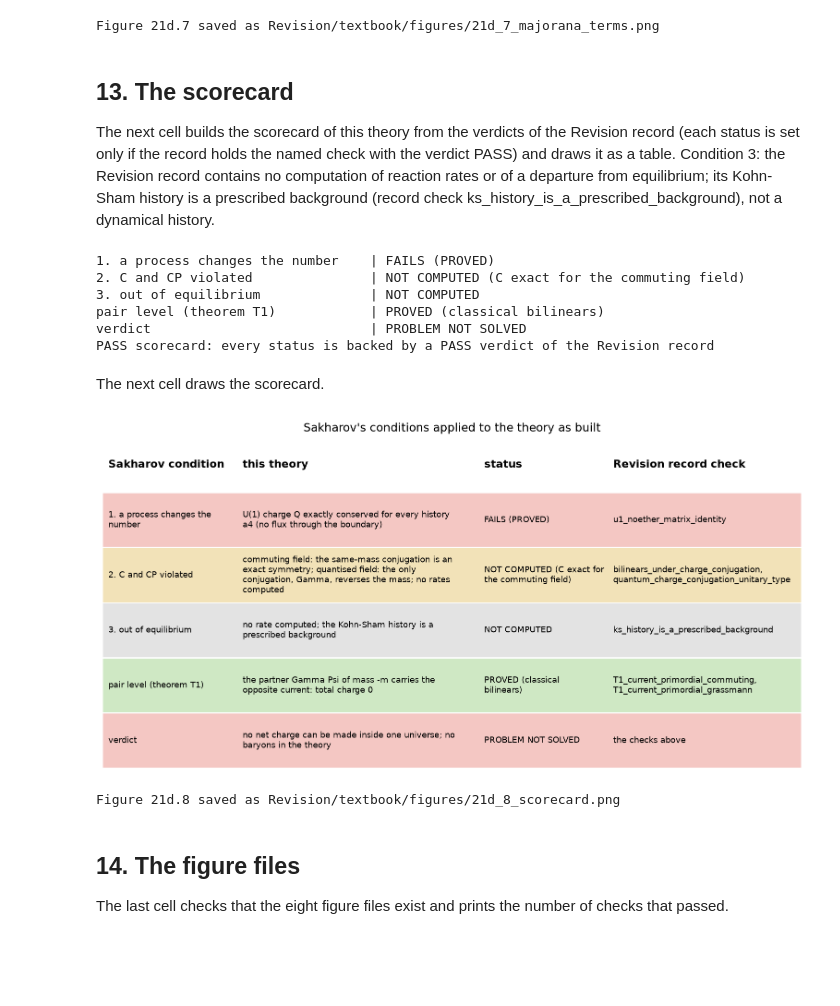
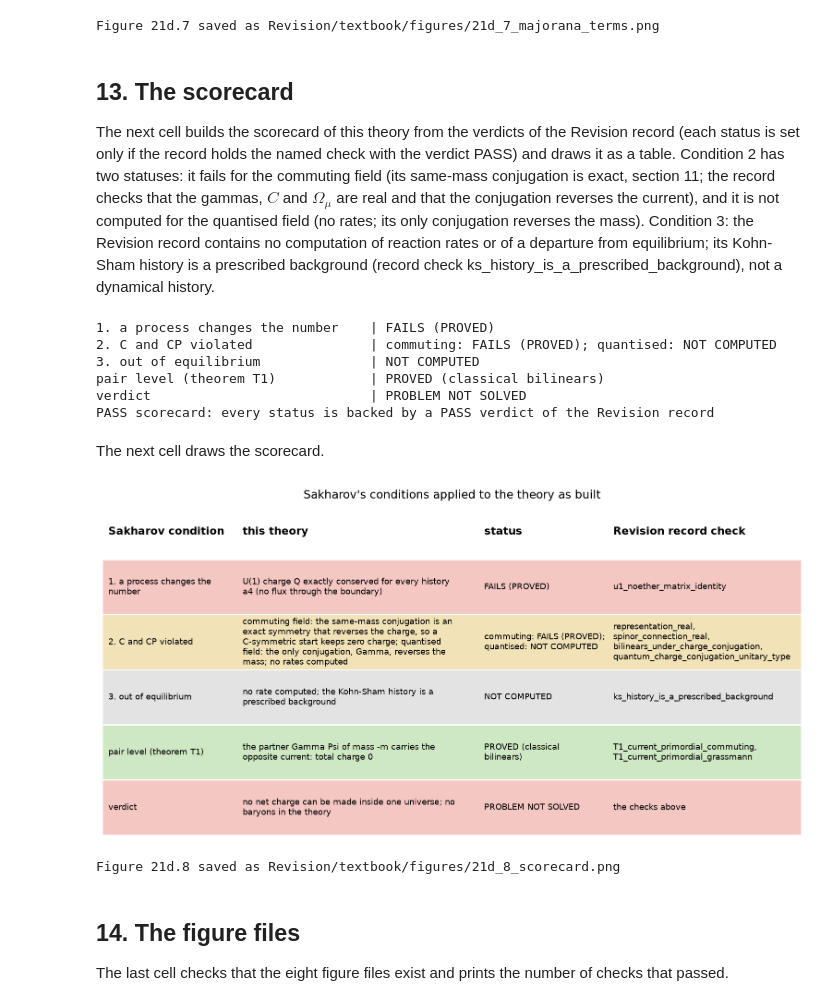
Before and after one commit to once-ere/Dirac_claude, a Jupyter notebook: Revision/textbook/notebooks/21d_sakharov_scorecard.ipynb, the cells around one changed output. Drawn from its saved outputs; the diff is of its cells as text; code cells hidden in the pictures; blank space fills up the shorter version.

```diff
--- a/Revision/textbook/notebooks/21d_sakharov_scorecard.ipynb
+++ b/Revision/textbook/notebooks/21d_sakharov_scorecard.ipynb
@@ -745,6 +745,8 @@ KS_FILE = "Revision/field_equations_a4/reports/ks-source-conditions.json"
 LEAD, PAIR = load_checks(LEAD_FILE), load_checks(PAIR_FILE)
 ALGEBRA, KS = load_checks(ALGEBRA_FILE), load_checks(KS_FILE)
 USED = [(LEAD_FILE, LEAD, "u1_noether_matrix_identity"),
+        (LEAD_FILE, LEAD, "representation_real"),
+        (LEAD_FILE, LEAD, "spinor_connection_real"),
         (LEAD_FILE, LEAD, "bilinears_under_charge_conjugation"),
         (LEAD_FILE, LEAD, "quantum_charge_conjugation_unitary_type"),
         (PAIR_FILE, PAIR, "T1_current_primordial_commuting"),
@@ -1486,9 +1495,13 @@ Figure 21d.7 saved as Revision/textbook/figures/21d_7_majorana_terms.png
 
 The next cell builds the scorecard of this theory from the verdicts of the
 Revision record (each status is set only if the record holds the named check
-with the verdict PASS) and draws it as a table. Condition 3: the Revision record
-contains no computation of reaction rates or of a departure from equilibrium; its
-Kohn-Sham history is a prescribed background (record check
+with the verdict PASS) and draws it as a table. Condition 2 has two statuses: it
+fails for the commuting field (its same-mass conjugation is exact, section 11;
+the record checks that the gammas, $C$ and $\Omega_\mu$ are real and that the
+conjugation reverses the current), and it is not computed for the quantised field
+(no rates; its only conjugation reverses the mass). Condition 3: the Revision
+record contains no computation of reaction rates or of a departure from
+equilibrium; its Kohn-Sham history is a prescribed background (record check
 ks_history_is_a_prescribed_background), not a dynamical history.
 # %%
 def status(passed, text):
@@ -1503,11 +1516,15 @@ ROWS = [
      status(LEAD["u1_noether_matrix_identity"] == "PASS", "FAILS (PROVED)"),
      "u1_noether_matrix_identity"),
     ("2. C and CP violated",
-     "commuting field: the same-mass conjugation is an exact symmetry; quantised "
+     "commuting field: the same-mass conjugation is an exact symmetry that "
+     "reverses the charge, so a C-symmetric start keeps zero charge; quantised "
      "field: the only conjugation, Gamma, reverses the mass; no rates computed",
-     status(LEAD["bilinears_under_charge_conjugation"] == "PASS"
-            and LEAD["quantum_charge_conjugation_unitary_type"] == "PASS",
-            "NOT COMPUTED (C exact for the commuting field)"),
+     status(all(LEAD[name] == "PASS" for name in (
+         "representation_real", "spinor_connection_real",
+         "bilinears_under_charge_conjugation",
+         "quantum_charge_conjugation_unitary_type")),
+         "commuting: FAILS (PROVED); quantised: NOT COMPUTED"),
+     "representation_real, spinor_connection_real, "
      "bilinears_under_charge_conjugation, quantum_charge_conjugation_unitary_type"),
     ("3. out of equilibrium",
      "no rate computed; the Kohn-Sham history is a prescribed background",
@@ -1526,13 +1543,13 @@ ROWS = [
 for row in ROWS:
     say(f"{row[0]:34} | {row[2]}")
 check([row[2] for row in ROWS] == ["FAILS (PROVED)",
-                                   "NOT COMPUTED (C exact for the commuting field)",
+                                   "commuting: FAILS (PROVED); quantised: NOT COMPUTED",
                                    "NOT COMPUTED", "PROVED (classical bilinears)",
                                    "PROBLEM NOT SOLVED"],
       "scorecard: every status is backed by a PASS verdict of the Revision record")
 # %% [output]
 1. a process changes the number    | FAILS (PROVED)
-2. C and CP violated               | NOT COMPUTED (C exact for the commuting field)
+2. C and CP violated               | commuting: FAILS (PROVED); quantised: NOT COMPUTED
 3. out of equilibrium              | NOT COMPUTED
 pair level (theorem T1)            | PROVED (classical bilinears)
 verdict                            | PROBLEM NOT SOLVED
@@ -1541,38 +1558,40 @@ PASS scorecard: every status is backed by a PASS verdict of the Revision record
 The next cell draws the scorecard.
 # %%
 COLOURS = {"FAILS (PROVED)": "#f4c7c3",
-           "NOT COMPUTED (C exact for the commuting field)": "#f2e2b8",
+           "commuting: FAILS (PROVED); quantised: NOT COMPUTED": "#f2e2b8",
            "NOT COMPUTED": "#e3e3e3", "PROVED (classical bilinears)": "#cfe8c4",
            "PROBLEM NOT SOLVED": "#f4c7c3"}
 fig, ax = plt.subplots(figsize=(13.0, 6.2))
 ax.set_xlim(0, 13.0)
 ax.set_ylim(0, len(ROWS) + 1)
 ax.axis("off")
 columns = [(0.1, 2.4, "Sakharov condition"), (2.6, 4.3, "this theory"),
            (7.1, 2.3, "status"), (9.5, 3.5, "Revision record check")]
 for x0, width, heading in columns:
     ax.text(x0, len(ROWS) + 0.5, heading, fontsize=11, fontweight="bold",
             va="center")
 for k, row in enumerate(ROWS):
     y = len(ROWS) - k - 0.5  # the first row at the top
     ax.add_patch(plt.Rectangle((0.0, y - 0.48), 13.0, 0.96, color=COLOURS[row[2]],
                                zorder=0))
     for (x0, width, _), text in zip(columns, row):
         chars = int(width * 11.5)  # about 11 characters per unit of width
         ax.text(x0, y, textwrap.fill(text, chars, break_long_words=False),
                 fontsize=8.5, va="center")  # long check names stay whole
 ax.set_title("Sakharov's conditions applied to the theory as built", fontsize=12)
 save_figure(fig, "scorecard",
             "The scorecard of the theory as built against Sakharov's three "
             "conditions, with the status of each row and the Revision record "
             "check it rests on (each status is set by the notebook only when the "
             "record holds that check with the verdict PASS). Condition 1 fails "
             "exactly (the U(1) charge is conserved for every history $a_4$), so "
-            "conditions 2 and 3 cannot help; the pair-level statement of theorem "
+            "conditions 2 and 3 cannot help; condition 2 also fails for the "
+            "commuting field (its same-mass conjugation is exact) and is not "
+            "computed for the quantised field; the pair-level statement of theorem "
             "T1 is exact but creates nothing. The theory does not solve the "
             "matter-antimatter problem.")
 # %% [output]
-[figure, old version]
+[figure, new version]
 Figure 21d.8 saved as Revision/textbook/figures/21d_8_scorecard.png
 # %% [markdown]
 ## 14. The figure files
```
Also changed, not shown: parts of 3 cells of this notebook, 24 other files.
